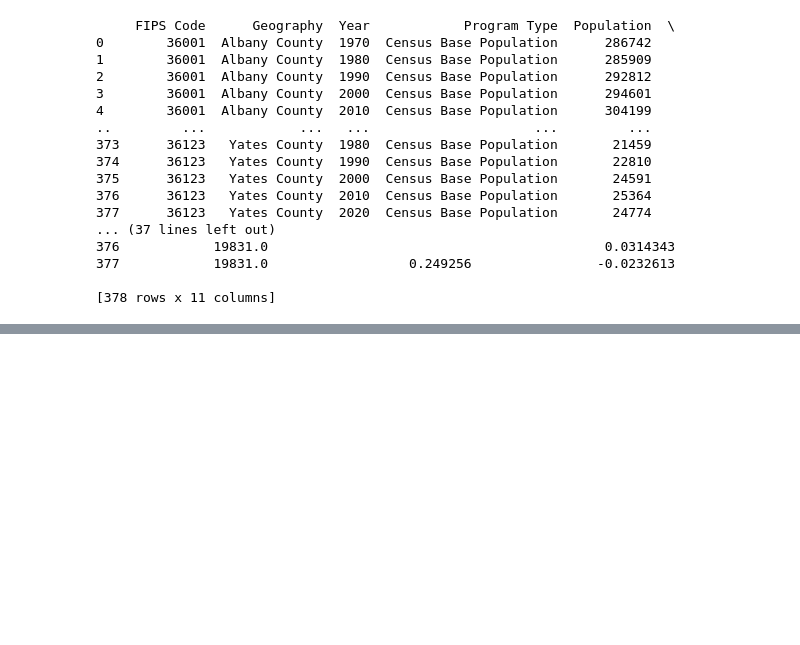
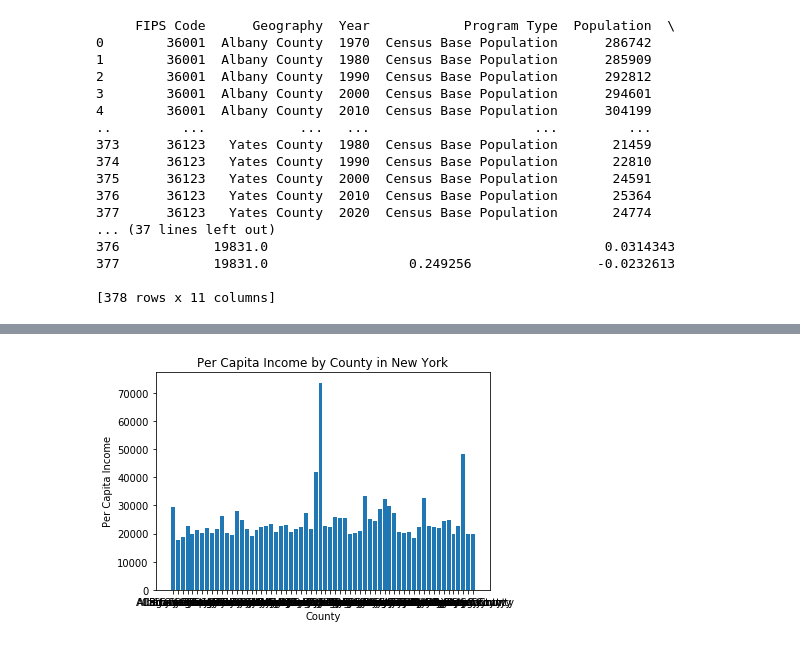
Before and after one commit to zmoloci/Project-1-Group-6, a Jupyter notebook: Project1_copy.ipynb, the cells around one changed output, grey strips where cells are left out. Drawn from its saved outputs; the diff is of its cells as text; code cells hidden in the pictures; blank space fills up the shorter version.

Commit message:
added Priyas code for pulling data - lat/long not working

```diff
--- a/Project1_copy.ipynb
+++ b/Project1_copy.ipynb
@@ -385,0 +368,69 @@ censusonly_popdenscntyland.to_csv('./Output/Output.csv', index = False)
+# %%
+# PRIYA ----
+# Group the data by county and state, and compute the mean of per capita income
+grouped_df = df.groupby(['county', 'state']).mean().reset_index()
+
+# Plot a bar graph with the mean per capita income of each county
+plt.bar(grouped_df['county'], grouped_df['per_capita_income'])
+
+# Add labels and title to the graph
+plt.xlabel('County')
+plt.ylabel('Per Capita Income')
+plt.title('Per Capita Income by County in New York')
+
+# Show the graph
+plt.show()
+# Send a request to the URL
+url = "https://www.health.ny.gov/statistics/vital_statistics/2018/table02.htm"
+response = requests.get(url)
+
+# Parse the HTML content of the page
+soup = BeautifulSoup(response.content, "html.parser")
+
+# Find the table containing the data
+table = soup.find("table", {"class": "tablepress"})
+
+# Extract the rows of the table
+rows = soup.find_all("tr")
+
+# Create an empty list to store the scraped data
+data = []
+
+# Loop over each row of the table
+for row in rows:
+    # Extract the cells of the row
+    cells = row.find_all("td")
+
+    # If the row has cells, store the data
+    if cells:
+        data.append([cell.text.strip() for cell in cells])
+
+# Convert the list of data into a Pandas DataFrame
+import pandas as pd
+df_land = pd.DataFrame(data)
+
+# Changing the headers for df_land :
+df_land.to_csv("NY_per_county_area.csv")
+
+
+# Read the CSV file into a Pandas DataFrame
+df = pd.read_csv("NY_per_county_area.csv")
+
+# Define a dictionary that maps the old header names to the new header names
+new_headers = {
+    "0": "County",
+    "1": "2018 Population Estimate",
+    "2": "2010 Census Population",
+    "3" : "2010 Land Area Square Miles",
+    "4" : "2018 Population Density"
+}
+
+# Rename the headers using the `rename` method of the DataFrame
+df.rename(columns=new_headers, inplace=True)
+
+# Save the DataFrame back to the CSV file
+df.to_csv("NY_per_county_area.csv", index=False)
+
+print(df_land)
+# %% [output]
+[figure, added]
```
Also changed, not shown: parts of 11 cells of this notebook.
